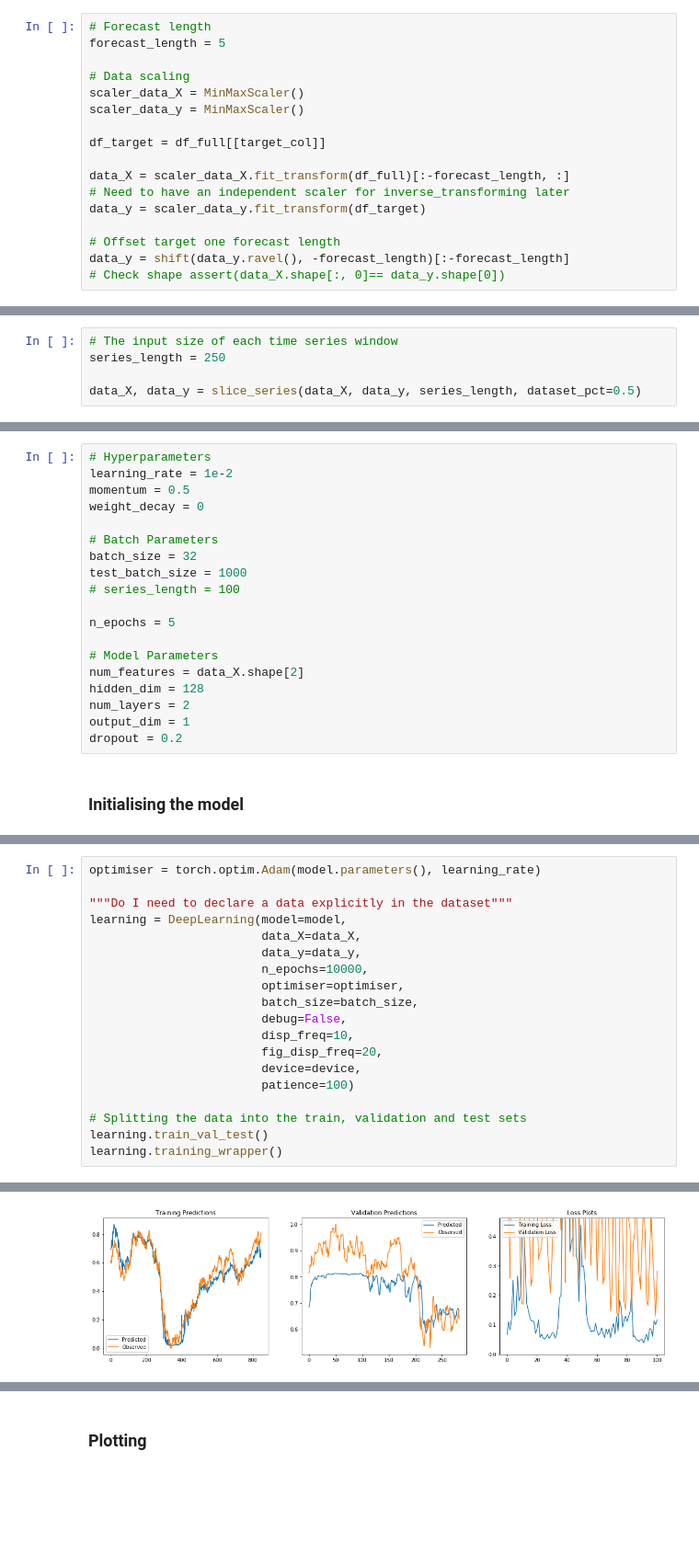
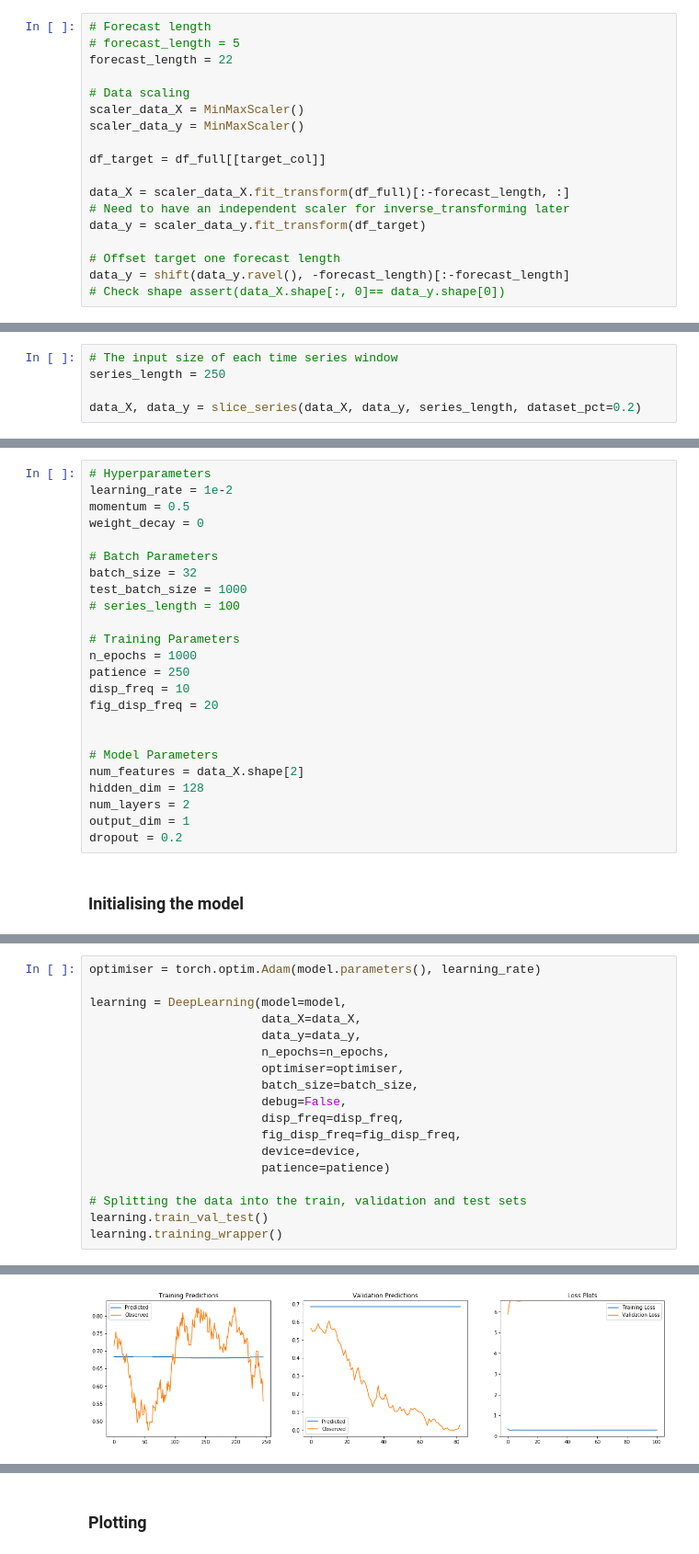
Before and after one commit to msc-acse/acse-9-independent-research-project-OliverJBoom, a Jupyter notebook: Src/LSTM.ipynb, the cells around one changed output, grey strips where cells are left out. Shown at 92% size. Saved outputs shown, nothing was run; the diff lists cells and outputs as text; blank space fills up the shorter version.

```diff
--- a/Src/LSTM.ipynb
+++ b/Src/LSTM.ipynb
@@ -138,7 +138,8 @@ df_full.head(15)
 ### Normalizing the dataset
 # %%
 # Forecast length
-forecast_length = 5
+# forecast_length = 5
+forecast_length = 22
 
 # Data scaling
 scaler_data_X = MinMaxScaler()
@@ -171,7 +172,7 @@ Explained Variance Sum: 0.9645170286882985
 # The input size of each time series window
 series_length = 250
 
-data_X, data_y = slice_series(data_X, data_y, series_length, dataset_pct=0.5)
+data_X, data_y = slice_series(data_X, data_y, series_length, dataset_pct=0.2)
 # %% [markdown]
 ### Hyperparameters
 # %%
@@ -185,7 +186,12 @@ batch_size = 32
 test_batch_size = 1000
 # series_length = 100
 
-n_epochs = 5
+# Training Parameters
+n_epochs = 1000
+patience = 250
+disp_freq = 10
+fig_disp_freq = 20
+
 
 # Model Parameters
 num_features = data_X.shape[2]
@@ -229,18 +233,17 @@ data_y (415,)
 # %%
 optimiser = torch.optim.Adam(model.parameters(), learning_rate)
 
-"""Do I need to declare a data explicitly in the dataset"""
 learning = DeepLearning(model=model,
                         data_X=data_X,
                         data_y=data_y,
-                        n_epochs=10000,
+                        n_epochs=n_epochs,
                         optimiser=optimiser,
                         batch_size=batch_size,
                         debug=False,
-                        disp_freq=10,
-                        fig_disp_freq=20,
+                        disp_freq=disp_freq,
+                        fig_disp_freq=fig_disp_freq,
                         device=device,
-                        patience=100)
+                        patience=patience)
 
 # Splitting the data into the train, validation and test sets
 learning.train_val_test()
@@ -265 +268 @@ Epoch: 100 Train MSE: 0.11731 Val MSE: 0.28180  Time: 540.949
-[figure, old version]
+[figure, new version]
```
Also changed, not shown: parts of 18 cells of this notebook, 28 other files.
